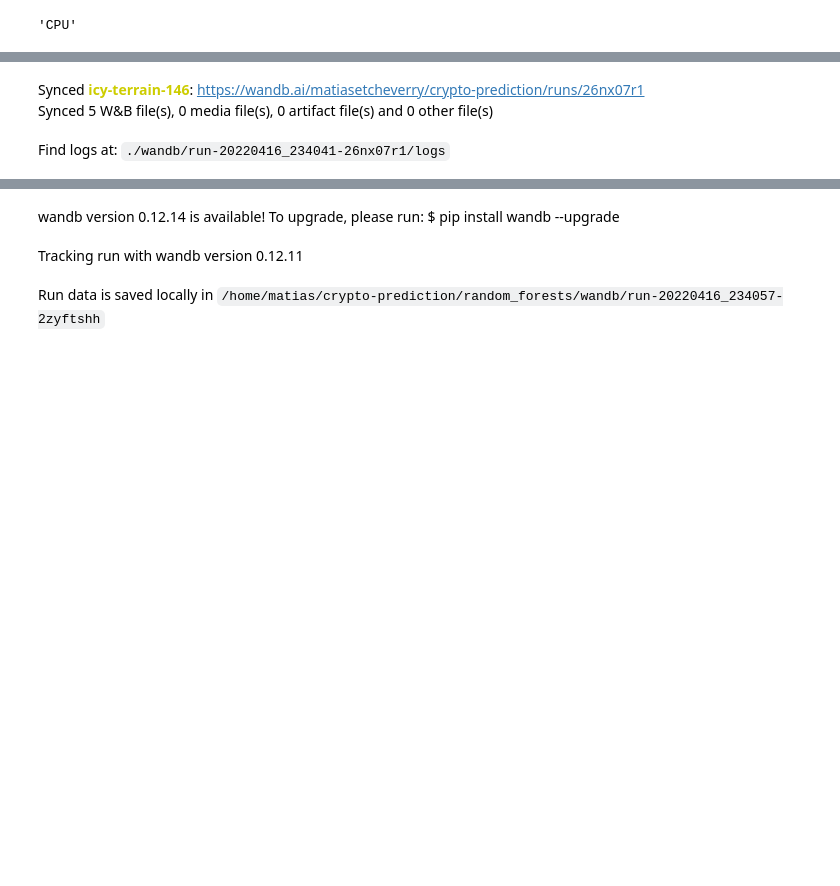
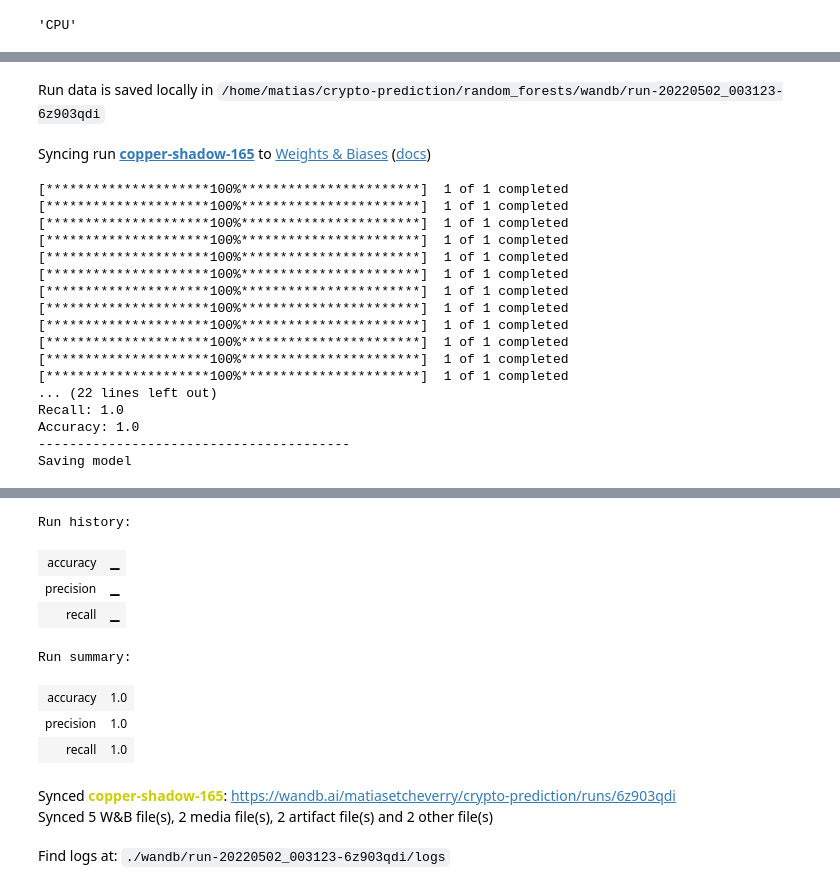
Before and after one commit to MatiasEtcheve/crypto_prediction, a Jupyter notebook: random_forests/intraday_rf.ipynb, the cells around one changed output, grey strips where cells are left out. Cells and saved outputs as stored; diff of their text form; code cells hidden in the pictures; blank space fills up the shorter version.

```diff
--- a/random_forests/intraday_rf.ipynb
+++ b/random_forests/intraday_rf.ipynb
@@ -21,19 +21,17 @@ from sklearn.ensemble import RandomForestClassifier
 from sklearn.metrics import accuracy_score, precision_score, recall_score
 from sklearn.preprocessing import MinMaxScaler
 from sklearn.svm import SVC
-from tensorflow.keras import layers
-from tensorflow.keras.activations import sigmoid, tanh
-from tensorflow.keras.models import Model
 from tools import inspect_code, plotting, training, wandb_api
 from torch.utils.data import DataLoader, Dataset, TensorDataset
 from tqdm import tqdm
 from wandb.keras import WandbCallback
 
 import wandb
-from utils import DataModule, _concatenate_indicators
+import utils
+
 
 repo_path = Path().resolve().parent
-log_wandb = True
+log_wandb = False
 tf.config.list_physical_devices("CPU")[0].device_type
 # %% [output]
 'CPU'
@@ -60,14 +47,0 @@ Syncing run devout-cherry-148 to Weights & Biases (docs)
-# %%
-config = {}
-config["job_type"] = run.job_type if "run" in locals() else "test"
-config["train_val_test_split"] = [0, 0, 1]
-config["interval"] = "1d"
-config["n_estimator"] = 1
-config["max_depth"] = 1
-
-dm = DataModule(
-    config=config,
-    compute_metrics=_concatenate_indicators,
-    csv_file=repo_path / "DATE.csv",
-)
-dm.setup()
@@ -120,24 +76,26 @@ interesting_tickers = [
     "VET",
     "AVAX",
     "ATOM",
-    "FLOKI",
     "MANA",
     "OMG",
     "LUNA",
 ]
 # %%
+reload(utils)
+reload(get_data)
+
 max_precision = 0
 
 n_estimators = [2000]
-max_depths = [10]
+max_depths = [17]
 intervals = ["1d"]
 forests = []
 
 inputs = [
     {
         "ticker": ticker,
-        "beginning_date": datetime.now() - timedelta(days=1600),
-        "ending_date": datetime.now() - timedelta(days=400),
+        "beginning_date": datetime.today() - timedelta(days=1600),
+        "ending_date": datetime.today() - timedelta(days=400),
     }
     for ticker in interesting_tickers
 ]
@@ -145,7 +103,7 @@ inputs = [
 for interval in intervals:
     for n_row, n_estimator in enumerate(n_estimators):
         for n_col, max_depth in enumerate(max_depths):
-            if log_wandb:
+            if True:
                 import wandb
 
                 wandb_api.login()
@@ -155,7 +113,7 @@ for interval in intervals:
                     job_type="test",
                 )
 
-            if log_wandb:
+            if True:
                 config = wandb.config
             else:
                 config = {}
@@ -166,10 +124,8 @@ for interval in intervals:
             config["n_estimator"] = n_estimator
             config["max_depth"] = max_depth
 
-            dm = DataModule(
-                config=config,
-                compute_metrics=_concatenate_indicators,
-                inputs = inputs
+            dm = utils.DataModule(
+                config=config, compute_metrics=utils._concatenate_indicators, inputs=inputs
             )
             dm.setup()
             train_dataset = dm.train_dataset
@@ -223,7 +179,7 @@ for interval in intervals:
                 with open("rf.pkl", "wb") as file:
                     pickle.dump(rf, file)
                 wandb.save("rf.pkl")
-                Path("rf.pkl").unlink()
+                # Path("rf.pkl").unlink()
             run.finish()
 
             del dm
@@ -235,3 +195,19 @@ Waiting for W&B process to finish... (success).
-Synced icy-terrain-146: https://wandb.ai/matiasetcheverry/crypto-prediction/runs/26nx07r1
-Synced 5 W&B file(s), 0 media file(s), 0 artifact file(s) and 0 other file(s)
+Run data is saved locally in /home/matias/crypto-prediction/random_forests/wandb/run-20220502_003123-6z903qdi
-Find logs at: ./wandb/run-20220416_234041-26nx07r1/logs
+Syncing run copper-shadow-165 to Weights & Biases (docs)
+[*********************100%***********************]  1 of 1 completed
+[*********************100%***********************]  1 of 1 completed
+[*********************100%***********************]  1 of 1 completed
+[*********************100%***********************]  1 of 1 completed
+[*********************100%***********************]  1 of 1 completed
+[*********************100%***********************]  1 of 1 completed
+[*********************100%***********************]  1 of 1 completed
+[*********************100%***********************]  1 of 1 completed
+[*********************100%***********************]  1 of 1 completed
+[*********************100%***********************]  1 of 1 completed
+[*********************100%***********************]  1 of 1 completed
+[*********************100%***********************]  1 of 1 completed
+... (22 lines left out)
+Recall: 1.0
+Accuracy: 1.0
+----------------------------------------
+Saving model
@@ -241,3 +215,11 @@ Successfully finished last run (ID:26nx07r1). Initializing new run:
+Run history:
+| accuracy | ▁ |
+| precision | ▁ |
+| recall | ▁ |
+Run summary:
+| accuracy | 1.0 |
+| precision | 1.0 |
+| recall | 1.0 |
-wandb version 0.12.14 is available! To upgrade, please run: $ pip install wandb --upgrade
+Synced copper-shadow-165: https://wandb.ai/matiasetcheverry/crypto-prediction/runs/6z903qdi
+Synced 5 W&B file(s), 2 media file(s), 2 artifact file(s) and 2 other file(s)
-Tracking run with wandb version 0.12.11
+Find logs at: ./wandb/run-20220502_003123-6z903qdi/logs
-Run data is saved locally in /home/matias/crypto-prediction/random_forests/wandb/run-20220416_234057-2zyftshh
```
Also changed, not shown: parts of 3 cells of this notebook, 8 other files.
